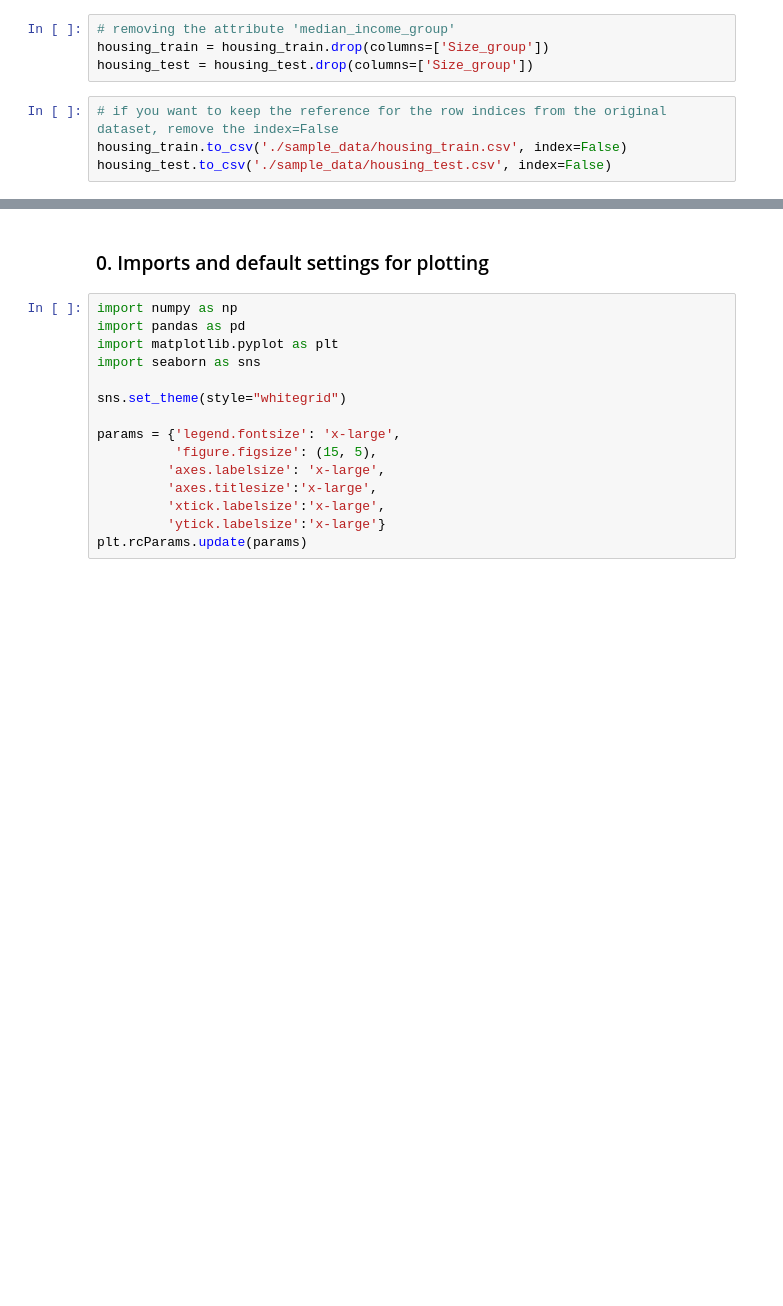
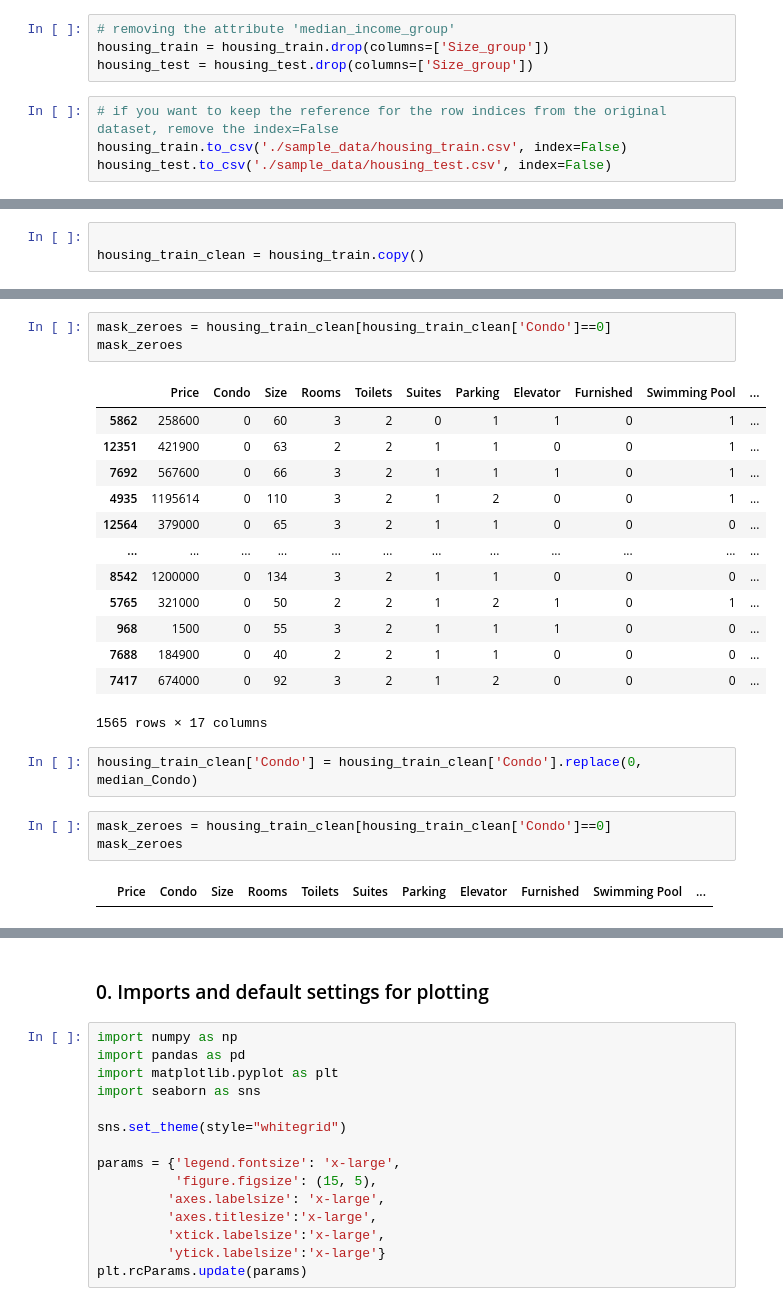
Before and after one commit to HWatanuki/Trabalho_D2APR, a Jupyter notebook: saopaulo-housing.ipynb, the cells around one changed output, grey strips where cells are left out. Cells and saved outputs as stored; diff of their text form; blank space fills up the shorter version.

```diff
--- a/saopaulo-housing.ipynb
+++ b/saopaulo-housing.ipynb
@@ -217,0 +246,3 @@ housing_test.to_csv('./sample_data/housing_test.csv', index=False)
+# %%
+
+housing_train_clean = housing_train.copy()
@@ -217,0 +254,24 @@ housing_test.to_csv('./sample_data/housing_test.csv', index=False)
+# %%
+mask_zeroes = housing_train_clean[housing_train_clean['Condo']==0]
+mask_zeroes
+# %% [output]
+|  | Price | Condo | Size | Rooms | Toilets | Suites | Parking | Elevator | Furnished | Swimming Pool | ... |
+| 5862 | 258600 | 0 | 60 | 3 | 2 | 0 | 1 | 1 | 0 | 1 | ... |
+| 12351 | 421900 | 0 | 63 | 2 | 2 | 1 | 1 | 0 | 0 | 1 | ... |
+| 7692 | 567600 | 0 | 66 | 3 | 2 | 1 | 1 | 1 | 0 | 1 | ... |
+| 4935 | 1195614 | 0 | 110 | 3 | 2 | 1 | 2 | 0 | 0 | 1 | ... |
+| 12564 | 379000 | 0 | 65 | 3 | 2 | 1 | 1 | 0 | 0 | 0 | ... |
+| ... | ... | ... | ... | ... | ... | ... | ... | ... | ... | ... | ... |
+| 8542 | 1200000 | 0 | 134 | 3 | 2 | 1 | 1 | 0 | 0 | 0 | ... |
+| 5765 | 321000 | 0 | 50 | 2 | 2 | 1 | 2 | 1 | 0 | 1 | ... |
+| 968 | 1500 | 0 | 55 | 3 | 2 | 1 | 1 | 1 | 0 | 0 | ... |
+| 7688 | 184900 | 0 | 40 | 2 | 2 | 1 | 1 | 0 | 0 | 0 | ... |
+| 7417 | 674000 | 0 | 92 | 3 | 2 | 1 | 2 | 0 | 0 | 0 | ... |
+1565 rows × 17 columns
+# %%
+housing_train_clean['Condo'] = housing_train_clean['Condo'].replace(0, median_Condo)
+# %%
+mask_zeroes = housing_train_clean[housing_train_clean['Condo']==0]
+mask_zeroes
+# %% [output]
+|  | Price | Condo | Size | Rooms | Toilets | Suites | Parking | Elevator | Furnished | Swimming Pool | ... |
```
Also changed, not shown: parts of 7 cells of this notebook.
